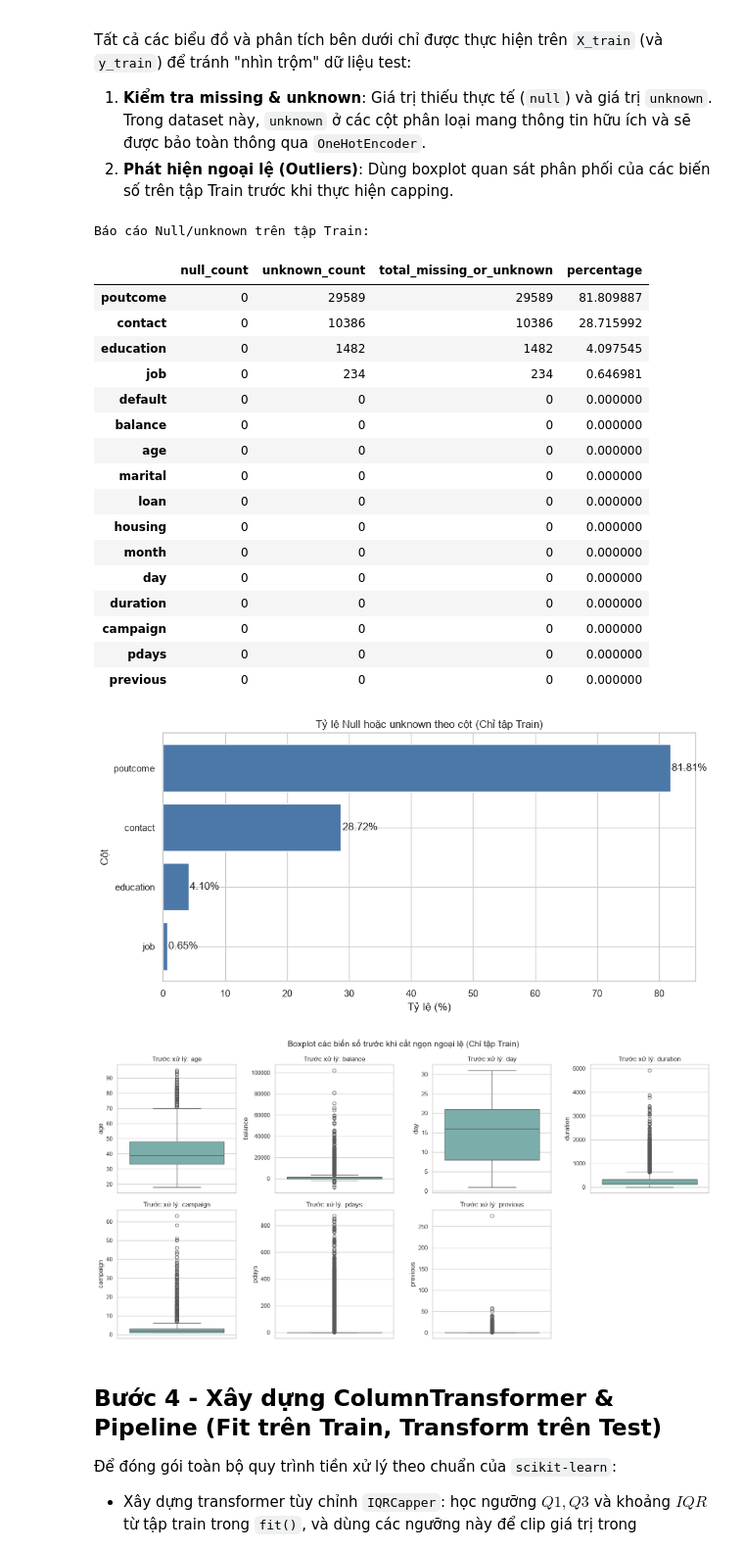
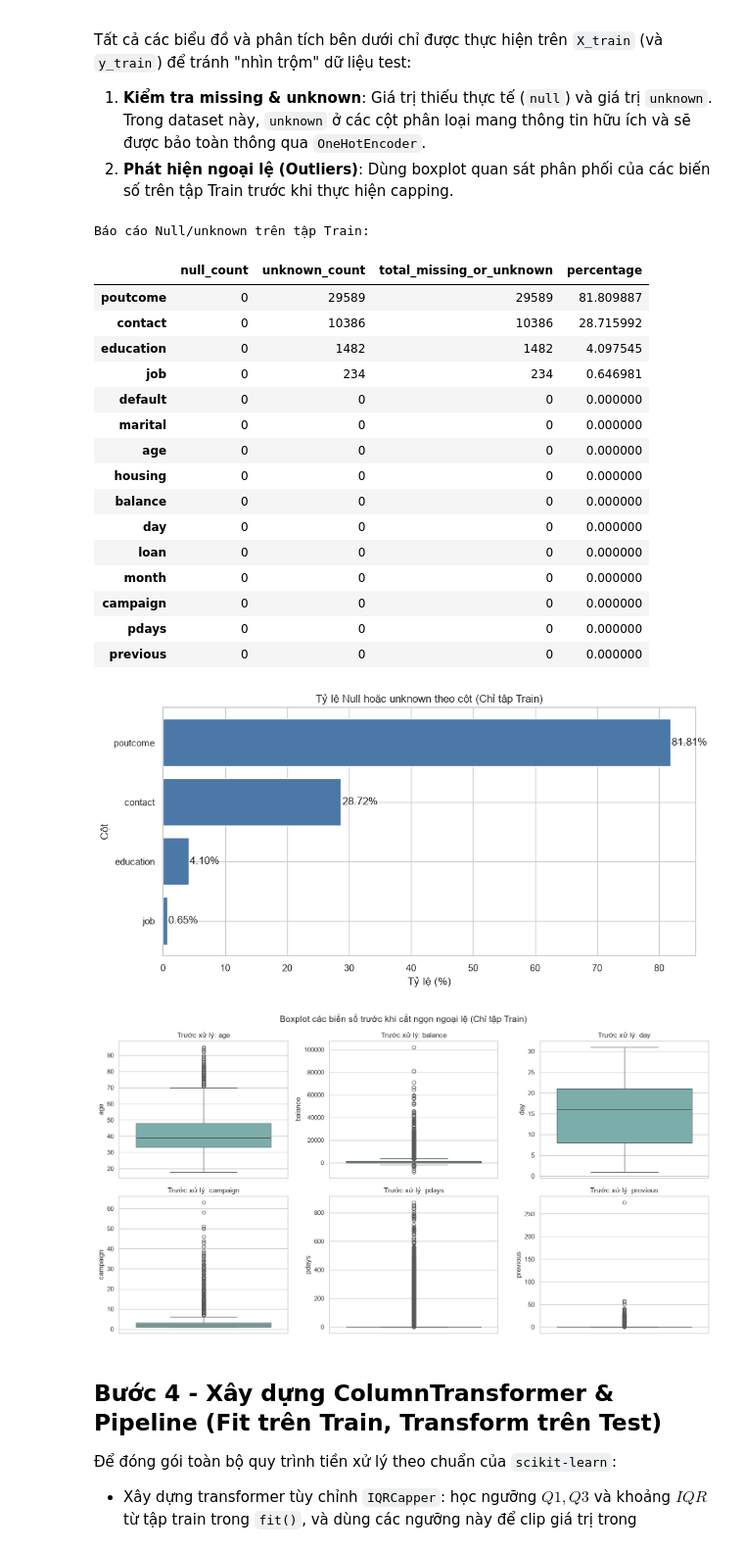
Before and after one commit to Thinkj07/bank-ml, a Jupyter notebook: legacy/pre_processing.ipynb, the cells around one changed output. Shown at 98% size. Cells and saved outputs as stored; diff of their text form; code cells hidden in the pictures.

Commit message:
Refactor pre-processing paths and update data handling

```diff
--- a/legacy/pre_processing.ipynb
+++ b/legacy/pre_processing.ipynb
@@ -32,10 +32,16 @@ pd.set_option("display.max_columns", None)
 sns.set_theme(style="whitegrid", palette="Set2")
 RANDOM_STATE = 42
 
-PLOT_DIR = Path("./outputs/plots")
+PROJECT_ROOT = Path.cwd().parent if Path.cwd().name == "legacy" else Path.cwd()
+PLOT_DIR = PROJECT_ROOT / "reports" / "figures"
 PLOT_DIR.mkdir(parents=True, exist_ok=True)
+PROCESSED_DIR = PROJECT_ROOT / "data" / "processed"
+PROCESSED_DIR.mkdir(parents=True, exist_ok=True)
+RESAMPLED_DIR = PROJECT_ROOT / "data" / "resampled"
+RESAMPLED_DIR.mkdir(parents=True, exist_ok=True)
 # %%
-data = pd.read_csv("./bank-full.csv", sep=";")
+INPUT_PATH = PROJECT_ROOT / "data" / "raw" / "bank-full.csv"
+data = pd.read_csv(INPUT_PATH, sep=";")
 print("5 dòng đầu:")
 display(data.head())
 print("5 dòng cuối:")
@@ -106,6 +112,11 @@ duplicate_count = int(data.duplicated().sum())
 print(f"Số dòng trùng lặp: {duplicate_count:,}")
 data = data.drop_duplicates().reset_index(drop=True)
 print(f"Kích thước sau drop_duplicates: {data.shape[0]:,} dòng x {data.shape[1]} cột")
+
+# Loại bỏ cột duration (không còn dùng duration nữa)
+if "duration" in data.columns:
+    data = data.drop(columns=["duration"])
+    print(f"[LOẠI BỎ] Đã loại bỏ cột duration. Kích thước hiện tại: {data.shape[0]:,} dòng x {data.shape[1]} cột")
 
 # Ánh xạ các cột nhị phân, thứ tự, thời gian
 for column in ["default", "housing", "loan", "y"]:
@@ -214,39 +226,37 @@ Báo cáo Null/unknown trên tập Train:
 | education | 0 | 1482 | 1482 | 4.097545 |
 | job | 0 | 234 | 234 | 0.646981 |
 | default | 0 | 0 | 0 | 0.000000 |
+| marital | 0 | 0 | 0 | 0.000000 |
+| age | 0 | 0 | 0 | 0.000000 |
+| housing | 0 | 0 | 0 | 0.000000 |
 | balance | 0 | 0 | 0 | 0.000000 |
-| age | 0 | 0 | 0 | 0.000000 |
-| marital | 0 | 0 | 0 | 0.000000 |
+| day | 0 | 0 | 0 | 0.000000 |
 | loan | 0 | 0 | 0 | 0.000000 |
-| housing | 0 | 0 | 0 | 0.000000 |
 | month | 0 | 0 | 0 | 0.000000 |
-| day | 0 | 0 | 0 | 0.000000 |
-| duration | 0 | 0 | 0 | 0.000000 |
 | campaign | 0 | 0 | 0 | 0.000000 |
 | pdays | 0 | 0 | 0 | 0.000000 |
 | previous | 0 | 0 | 0 | 0.000000 |
 [figure]
 # %%
 numeric_columns = [
-    "age", "balance", "day", "duration", "campaign", "pdays", "previous"
+    "age", "balance", "day", "campaign", "pdays", "previous"
 ]
-capping_columns = ["age", "balance", "day", "duration", "campaign"]
+capping_columns = ["age", "balance", "day", "campaign"]
 other_numeric_columns = ["pdays", "previous"]
 categorical_columns = ["job", "marital", "contact", "poutcome"]
 
 # Boxplot các biến số trên tập Train trước khi capping
-fig, axes = plt.subplots(2, 4, figsize=(16, 8))
+fig, axes = plt.subplots(2, 3, figsize=(15, 8))
 for axis, column in zip(axes.flat, numeric_columns):
     sns.boxplot(y=X_train[column], ax=axis, color="#72B7B2")
     axis.set_title(f"Trước xử lý: {column}")
     axis.set_ylabel(column)
-axes.flat[-1].axis("off")
 fig.suptitle("Boxplot các biến số trước khi cắt ngọn ngoại lệ (Chỉ tập Train)", fontsize=15)
 plt.tight_layout()
 plt.savefig(PLOT_DIR / "02_outliers_before_capping.png", dpi=150, bbox_inches="tight")
 plt.show()
 # %% [output]
-[figure, old version]
+[figure, new version]
 # %% [markdown]
 ## Bước 4 - Xây dựng ColumnTransformer & Pipeline (Fit trên Train, Transform trên Test)
 
```
Also changed, not shown: parts of 9 cells of this notebook, 9 other files.
